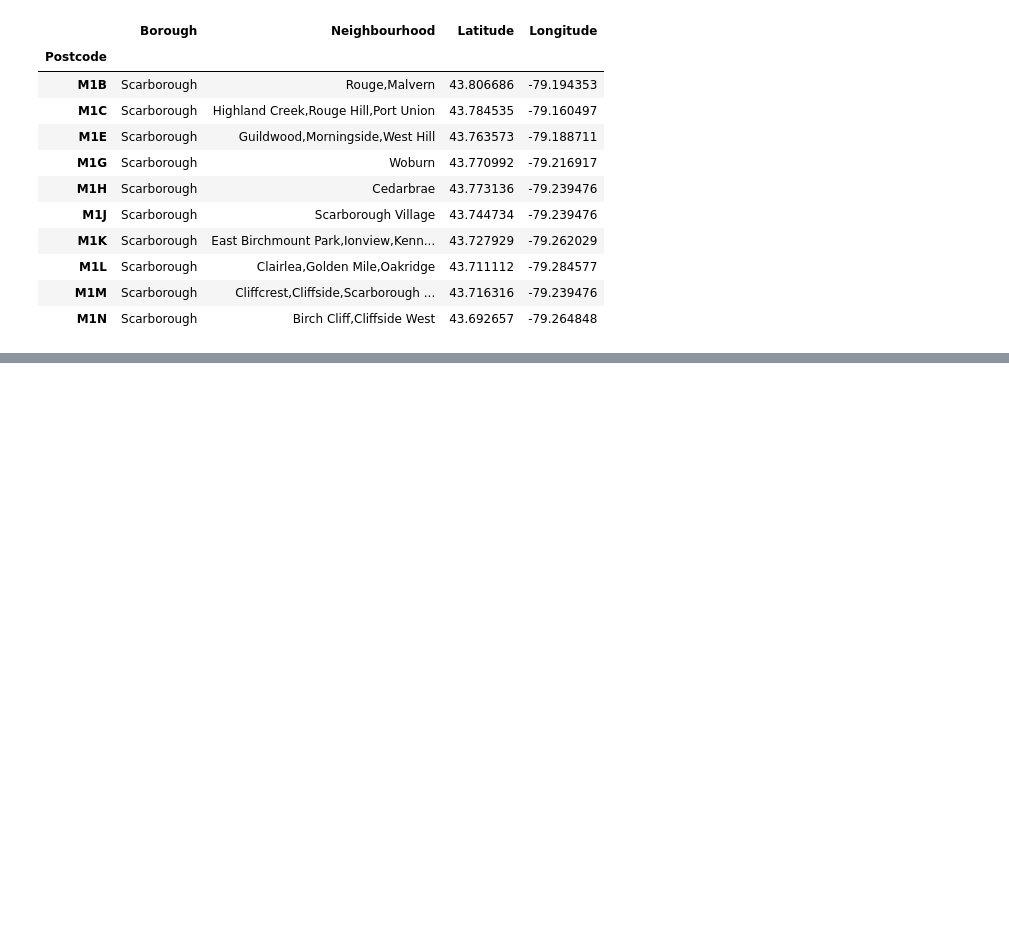
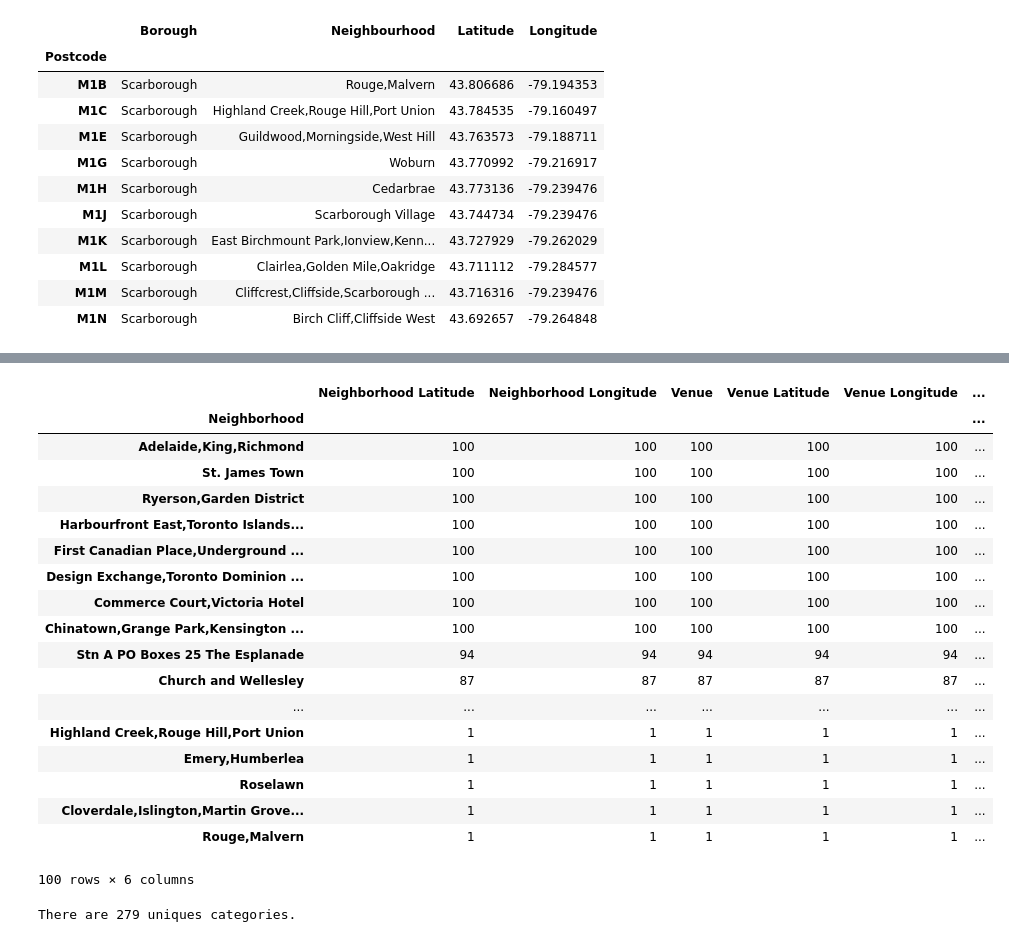
Before and after one commit to JimmyJiChina/dataScienceCapstone, a Jupyter notebook: Week3.ipynb, the cells around one changed output, grey strips where cells are left out. Cells and saved outputs as stored; diff of their text form; code cells hidden in the pictures; blank space fills up the shorter version.

```diff
--- a/Week3.ipynb
+++ b/Week3.ipynb
@@ -208,0 +284,4 @@ data4 = data4.reset_index()
+# %%
+test_neighbourhodd = data4.loc[10,:]
+neighborhood_latitude = data4.loc[10,:].Latitude
+neighborhood_longitude = data4.loc[10,:].Longitude
@@ -208,0 +442,26 @@ data4 = data4.reset_index()
+# %%
+Toronto_venues.groupby('Neighborhood').count().sort_values(by=['Venue'],ascending =False)
+# %% [output]
+|  | Neighborhood Latitude | Neighborhood Longitude | Venue | Venue Latitude | Venue Longitude | ... |
+| Neighborhood |  |  |  |  |  | ... |
+| Adelaide,King,Richmond | 100 | 100 | 100 | 100 | 100 | ... |
+| St. James Town | 100 | 100 | 100 | 100 | 100 | ... |
+| Ryerson,Garden District | 100 | 100 | 100 | 100 | 100 | ... |
+| Harbourfront East,Toronto Islands... | 100 | 100 | 100 | 100 | 100 | ... |
+| First Canadian Place,Underground ... | 100 | 100 | 100 | 100 | 100 | ... |
+| Design Exchange,Toronto Dominion ... | 100 | 100 | 100 | 100 | 100 | ... |
+| Commerce Court,Victoria Hotel | 100 | 100 | 100 | 100 | 100 | ... |
+| Chinatown,Grange Park,Kensington ... | 100 | 100 | 100 | 100 | 100 | ... |
+| Stn A PO Boxes 25 The Esplanade | 94 | 94 | 94 | 94 | 94 | ... |
+| Church and Wellesley | 87 | 87 | 87 | 87 | 87 | ... |
+| ... | ... | ... | ... | ... | ... | ... |
+| Highland Creek,Rouge Hill,Port Union | 1 | 1 | 1 | 1 | 1 | ... |
+| Emery,Humberlea | 1 | 1 | 1 | 1 | 1 | ... |
+| Roselawn | 1 | 1 | 1 | 1 | 1 | ... |
+| Cloverdale,Islington,Martin Grove... | 1 | 1 | 1 | 1 | 1 | ... |
+| Rouge,Malvern | 1 | 1 | 1 | 1 | 1 | ... |
+100 rows × 6 columns
+# %%
+print('There are {} uniques categories.'.format(len(Toronto_venues['Venue Category'].unique())))
+# %% [output]
+There are 279 uniques categories.
```
Also changed, not shown: parts of 54 cells of this notebook.
